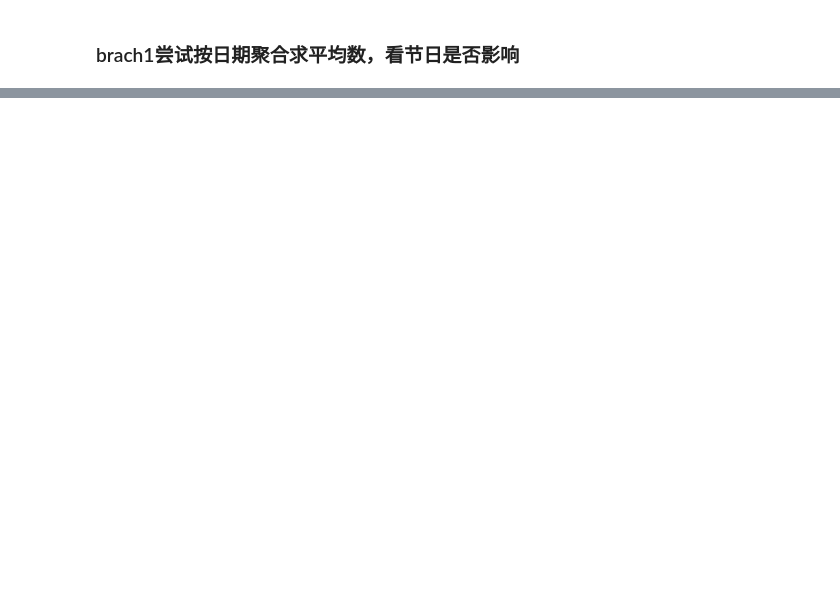
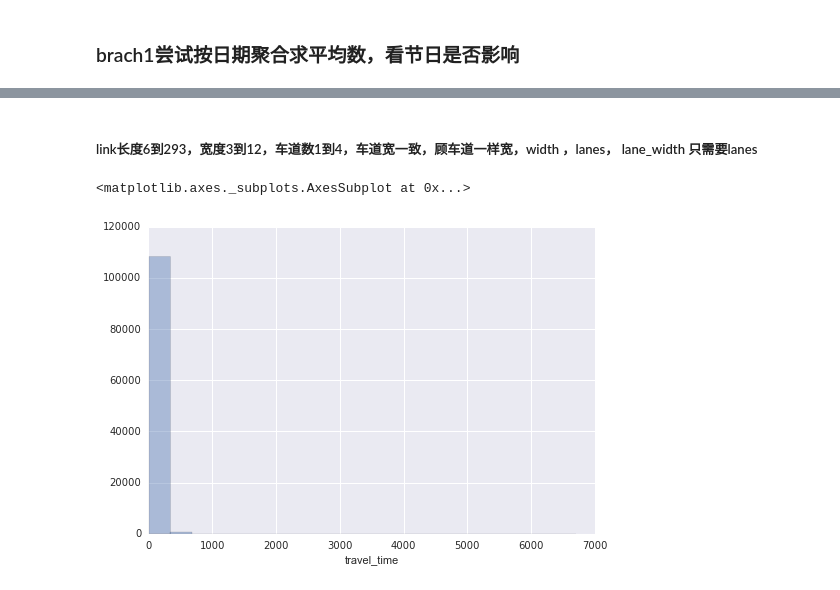
Before and after one commit to davidwang8088/KDD-cup-2017, a Jupyter notebook: code/total/EDA.ipynb, the cells around one changed output, grey strips where cells are left out. Drawn from its saved outputs; the diff is of its cells as text; code cells hidden in the pictures; blank space fills up the shorter version.

```diff
--- a/code/total/EDA.ipynb
+++ b/code/total/EDA.ipynb
@@ -32,0 +14,7 @@ t5_train_day[(t5_train_day['intersection_id']=='A') & (t5_train_day['tollgate_id
+# %%
+# 可能需要seaborn https://www.kaggle.com/benhamner/python-data-visualizations
+import warnings # current version of seaborn generates a bunch of warnings that we'll ignore
+warnings.filterwarnings("ignore")
+import seaborn as sns
+import matplotlib.pyplot as plt
+sns.set(style="white", color_codes=True)
@@ -32,0 +80,9 @@ t5_train_day[(t5_train_day['intersection_id']=='A') & (t5_train_day['tollgate_id
+# %%
+%matplotlib inline
+import pandas as pd
+# 先把源数据组织成时间窗口的形式
+t5_train = pd.read_csv('..\\..\\KDD_OFFICIAL_DATA\dataSets\\training\\trajectories(table 5)_training.csv')
+t5_train['starting_time'] = pd.to_datetime(t5_train['starting_time'], format='%Y-%m-%d %H:%M:%S')
+t5_train = t5_train.set_index(['starting_time'])
+t5_train = t5_train.groupby([pd.TimeGrouper('20Min'), 'intersection_id', 'tollgate_id']).travel_time.mean()\
+       .reset_index().rename(columns = {'travel_time':'avg_travel_time'})
@@ -32,0 +220,10 @@ t5_train_day[(t5_train_day['intersection_id']=='A') & (t5_train_day['tollgate_id
+# %% [markdown]
+#####  link长度6到293，宽度3到12，车道数1到4，车道宽一致，顾车道一样宽，width	，lanes，	lane_width	只需要lanes
+# %%
+%matplotlib inline
+import seaborn as sns
+sns.set(color_codes=True)
+sns.distplot(t5_train.travel_time, bins=20, kde=False)
+# %% [output]
+<matplotlib.axes._subplots.AxesSubplot at 0x...>
+[figure, added]
```
Also changed, not shown: parts of 76 cells of this notebook, 2 other files.
